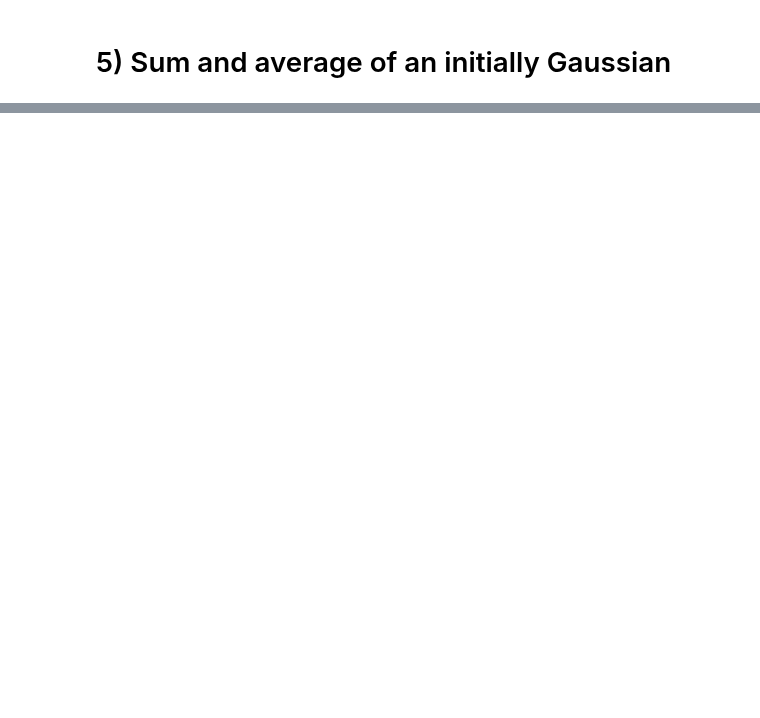
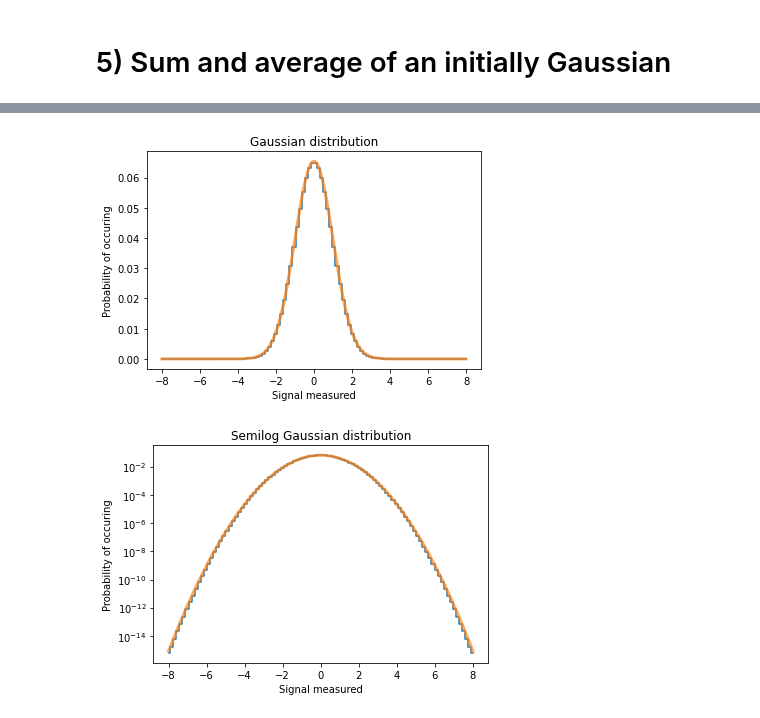
Before and after one commit to WyattOtsuka/PHYS434, a Jupyter notebook: HW2.ipynb, the cells around one changed output, grey strips where cells are left out. Drawn from its saved outputs; the diff is of its cells as text; code cells hidden in the pictures; blank space fills up the shorter version.

```diff
--- a/HW2.ipynb
+++ b/HW2.ipynb
@@ -108,2 +107,10 @@ Technically, this plot is not a Gaussian distribution. At the tails, the distrib
 # %% [markdown]
 # 5) Sum and average of an initially Gaussian
+# %%
+# sets up bins to convolve
+start = -100000
+for i, end in zip(range(99), np.linspace(-8,8,99)):
+    bins[i] = scipy.stats.norm.cdf(end) - scipy.stats.norm.cdf(start)
+    start = end
+bins[99] = scipy.stats.norm.sf(8)
+bins[0] = bins[99]
@@ -109,0 +143,30 @@ Technically, this plot is not a Gaussian distribution. At the tails, the distrib
+# %%
+# self convolve 10 times for the sum
+convolvedBins = bins
+for i in range(10):
+    convolved_data = np.convolve(convolvedBins, bins, mode = "full").tolist()
+# %%
+fig, ax = plt.subplots(1,1)
+
+plt.step(x=np.linspace(-8,8,100), y = convolvedBins, where = 'mid')
+x = np.linspace(-8,8,10000)
+ax.plot(x,scipy.stats.norm.pdf(x,scale = 1)/6.1,linewidth = 3,alpha = 0.7) # 6.1 fits the curve to the distribution
+
+plt.xlabel("Signal measured")
+plt.ylabel("Probability of occuring")
+plt.title("Gaussian distribution")
+plt.show()
+
+fig, ax = plt.subplots(1,1)
+plt.step(x=np.linspace(-8,8,100), y = convolvedBins, where = 'mid')
+x = np.linspace(-8,8,10000)
+ax.plot(x,scipy.stats.norm.pdf(x,scale = 1)/6.1,linewidth = 3,alpha = 0.7)
+
+plt.xlabel("Signal measured")
+plt.ylabel("Probability of occuring")
+plt.title("Semilog Gaussian distribution")
+plt.semilogy()
+plt.show()
+# %% [output]
+[figure, added]
+[figure, added]
```
Also changed, not shown: parts of 7 cells of this notebook.
